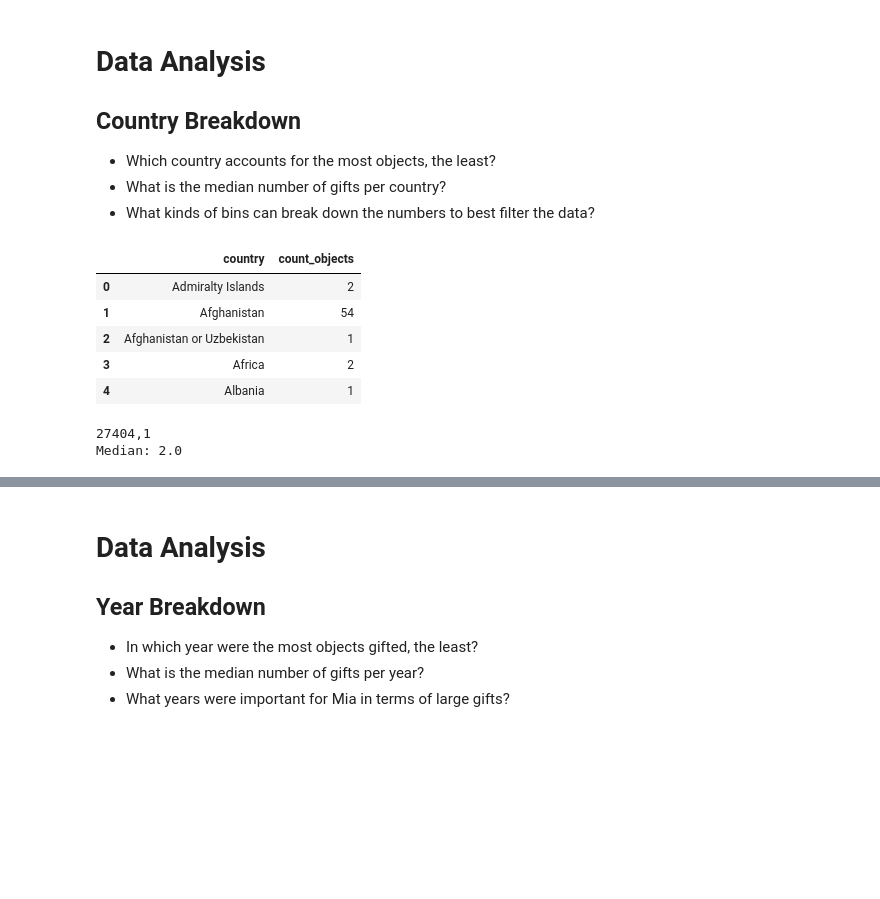
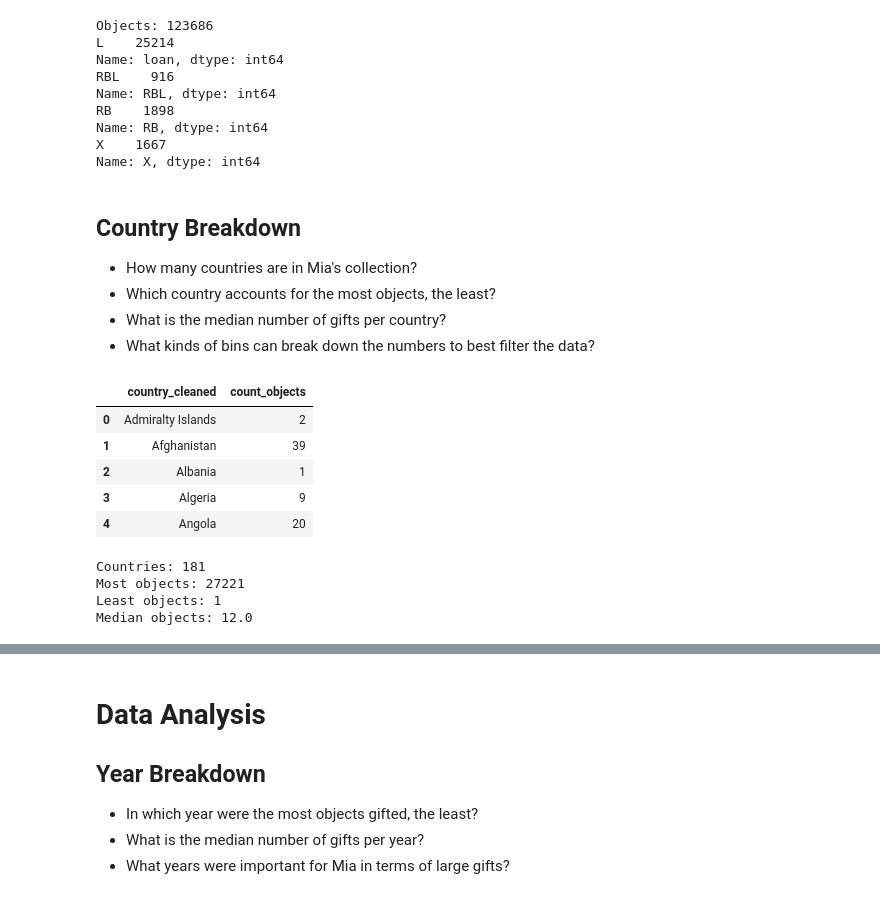
Before and after one commit to jackrapp/collection_map, a Jupyter notebook: collection_visualization.ipynb, the cells around one changed output, grey strips where cells are left out. Cells and saved outputs as stored; diff of their text form; code cells hidden in the pictures; blank space fills up the shorter version.

```diff
--- a/collection_visualization.ipynb
+++ b/collection_visualization.ipynb
@@ -5,9 +5,9 @@ import matplotlib.pyplot as plt
 # %%
 # Read in csv file
 input_file = 'resources/Mia_objects_country.csv'
-data = pd.read_csv(input_file, index_col='Unnamed: 0')
+df = pd.read_csv(input_file, index_col='Unnamed: 0')
 
-data.head()
+df.head()
 # %% [output]
 |  | accession_number | artist | classification | continent | country | creditline | culture | dated | ... |
 | 0 | 10.1 | Frederick G. Smith; Artist: Forme... | Drawings | Europe | England | Gift of Mrs. C. J. Martin, in mem... | NaN | c.1888-89 | ... |
@@ -18,0 +25,22 @@ data.head()
+# %%
+# Check for loaned, RBL, X objects
+num_objects = len(df.id)
+print('Objects: ' + str(num_objects))
+num_lent = df.loan.value_counts()
+print(num_lent)
+num_RBL = df.RBL.value_counts()
+print(num_RBL)
+num_RB = df.RB.value_counts()
+print(num_RB)
+num_X = df.X.value_counts()
+print(num_X)
+# %% [output]
+Objects: 123686
+L    25214
+Name: loan, dtype: int64
+RBL    916
+Name: RBL, dtype: int64
+RB    1898
+Name: RB, dtype: int64
+X    1667
+Name: X, dtype: int64
@@ -19,29 +49,37 @@ data.head()
+# %%
+# Filter out loaned, RBL, X objects
+df_nonLoan = df.loc[(df['loan'] != "L") & (df_nonLoan['RB'] != "RB") & (df_nonRB['X'] != 'X')]
+# %%
+# Filter out 'unclear multiple' and 'unclear possible' countries
+country_filter = ['unclear_multiple', 'unclear_possible', 'unclear_continent']
+data = df_nonLoan.loc[~df_nonLoan['country_status'].isin(country_filter)]
 # %% [markdown]
-# Data Analysis
-
 ## Country Breakdown
+- How many countries are in Mia's collection?
 - Which country accounts for the most objects, the least?
 - What is the median number of gifts per country?
 - What kinds of bins can break down the numbers to best filter the data?
 # %%
 # Group dataframe by country
-collection_country = data.groupby(['country'], as_index=False)['accession_number'].count().rename(columns = {'accession_number':'count_objects'})
+collection_country = data.groupby(['country_cleaned'], as_index=False)['accession_number'].count().rename(columns = {'accession_number':'count_objects'})
 collection_country.head()
 # %% [output]
-|  | country | count_objects |
+|  | country_cleaned | count_objects |
 | 0 | Admiralty Islands | 2 |
-| 1 | Afghanistan | 54 |
-| 2 | Afghanistan or Uzbekistan | 1 |
-| 3 | Africa | 2 |
-| 4 | Albania | 1 |
+| 1 | Afghanistan | 39 |
+| 2 | Albania | 1 |
+| 3 | Algeria | 9 |
+| 4 | Angola | 20 |
 # %%
+# Number of countries
+print('Countries: ' + str(len(collection_country)))
+
 # Most and least values
-most = collection_country.count_objects.max()
-least = collection_country.count_objects.min()
-median = collection_country.count_objects.median()
-
-print(str(most) + "," + str(least))
-print('Median: ' + str(median))
+print('Most objects: ' + str(collection_country.count_objects.max()))
+print('Least objects: ' + str(collection_country.count_objects.min()))
+print('Median objects: ' + str(collection_country.count_objects.median()))
 # %% [output]
-27404,1
-Median: 2.0
+Countries: 181
+Most objects: 27221
+Least objects: 1
+Median objects: 12.0
```
Also changed, not shown: parts of 21 cells of this notebook, 2 other files.
